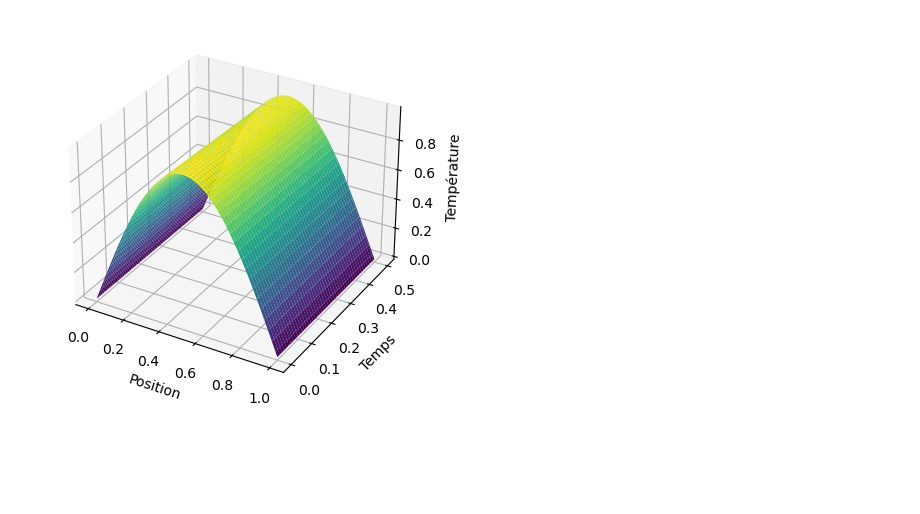
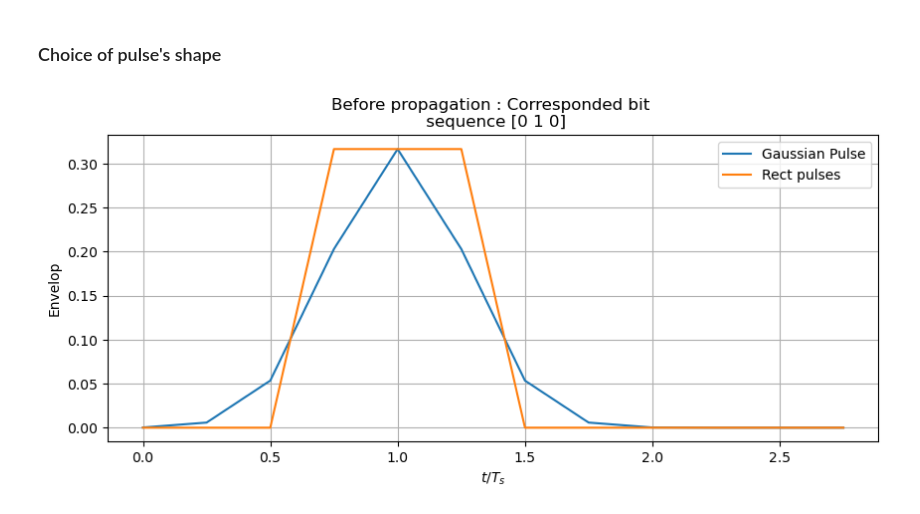
Before and after one commit to HamidMahamat/TOPT_proj, a Jupyter notebook: BE1.ipynb, the cells around one changed output. Saved outputs shown, nothing was run; the diff lists cells and outputs as text; code cells hidden in the pictures; blank space fills up the shorter version.

Commit message:
bit sequences

```diff
--- a/BE1.ipynb
+++ b/BE1.ipynb
@@ -39,12 +25,62 @@ for n in range(0, Nt):
-# %%
-# Affichage des résultats
-X, T = np.meshgrid(np.linspace(0, L, Nx), np.linspace(0, T, Nt+1))
-fig = plt.figure()
-ax = fig.add_subplot(111, projection='3d')
-ax.plot_surface(X, T, u.T, cmap='viridis')
-ax.set_xlabel('Position')
-ax.set_ylabel('Temps')
-ax.set_zlabel('Température')
-plt.show()
-# %% [output]
-[figure, removed]
+# %%
+# Paramètres physiques
+λ = 1.55 * u.um
+D = 17.0 * u.ps / (u.nm * u.km)  # Dispersion Coefficient
+β_2 = - D * λ**2/(2 * np.pi * const.c) # Group velocity dispersion parameter
+B = 50 * u.Gbit / u.s # Bit rate -- choose after 100 Mbps, 1 Gbps, 10 Gbps, 50 Gbps
+B_nounit = B.to(u.bit/u.s)/(u.bit/u.s) # Capacity Hertz unit
+L = 730.0 * u.km  # Fiber Lenght
+T = 0.5 * u.s  # Total duration of the simulation
+# %% [markdown]
+### Choice of pulse's shape
+# %%
+I_max = 100 * u.mA # maximum value of diode laser intensity
+I_nounit = I_max.to(u.A)/(1 * u.A)
+
+
+bits_seq = np.random.randint(2, size=10) # np.array([0,1,0]) #
+bits_sended_lenght = len(bits_seq)
+
+τ = .375 / B # caracteristic time of the gaussian pulse
+τ_nounit = τ.to(u.s/u.bit)/(1 * u.s/u.bit)
+
+def generate_gaussian_pulse(duration, sampling_rate):
+    t = np.arange(0, duration / 2, 1/sampling_rate)
+    pulse = np.sqrt(I_nounit) * np.array([np.sum([bits_seq[k] * np.exp(-((ti-k/B_nounit)/τ_nounit)**2) for k in range(bits_sended_lenght)]) for ti in t])
+    return t, pulse
+
+
+
+Π = lambda t: 1.0 if np.abs(t)<.5 else 0.0 # Unitary rectangular window
+def generate_rectangular_pulses(duration,sampling_rate):
+    t = np.arange(0, duration / 2, 1/sampling_rate)
+    pulse = np.sqrt(I_nounit) * np.array([np.sum([bits_seq[k] * Π((ti * B_nounit - k)) for k in range(bits_sended_lenght)]) for ti in t])
+    return time, pulse
+
+
+###  TEMPOREL ###
+# Paramètres du pulse
+duration = 5 * bits_sended_lenght * τ_nounit   # time window (in seconds)
+sampling_rate = 4 * B_nounit  # sampling frequency (in Hz)
+
+# Générer le pulse gaussien
+time, gaussian_pulse = generate_gaussian_pulse(duration, sampling_rate)
+time, rect_pulse = generate_rectangular_pulses(duration, sampling_rate)
+# Tracer le résultat
+plt.figure(figsize=(10, 4))
+plt.subplot(1, 2, 1)
+plt.plot(time * B_nounit, gaussian_pulse, label='Gaussian Pulse')
+plt.plot(time * B_nounit, rect_pulse, label='Rect pulses')
+plt.title(f'Before propagation : Corresponded bit \n sequence {bits_seq}')
+plt.xlabel(r'$t/T_s$')
+plt.ylabel('Envelop')
+plt.legend()
+plt.grid(True)
+
+
+
+###  SPECTRAL ###
+plt.subplot(1, 2, 2)
+plt.show()
+# %% [output]
+[figure, added]
```
Also changed, not shown: parts of 6 cells of this notebook.
